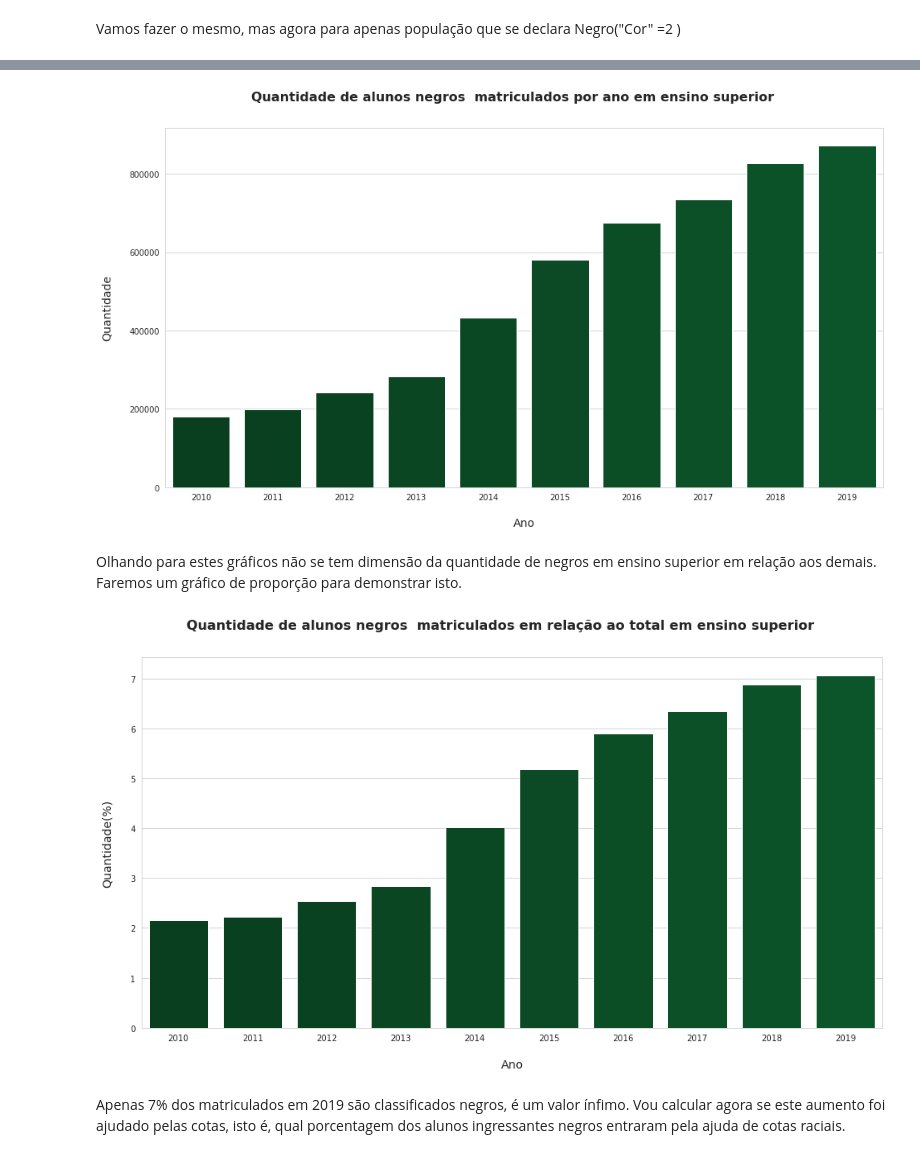
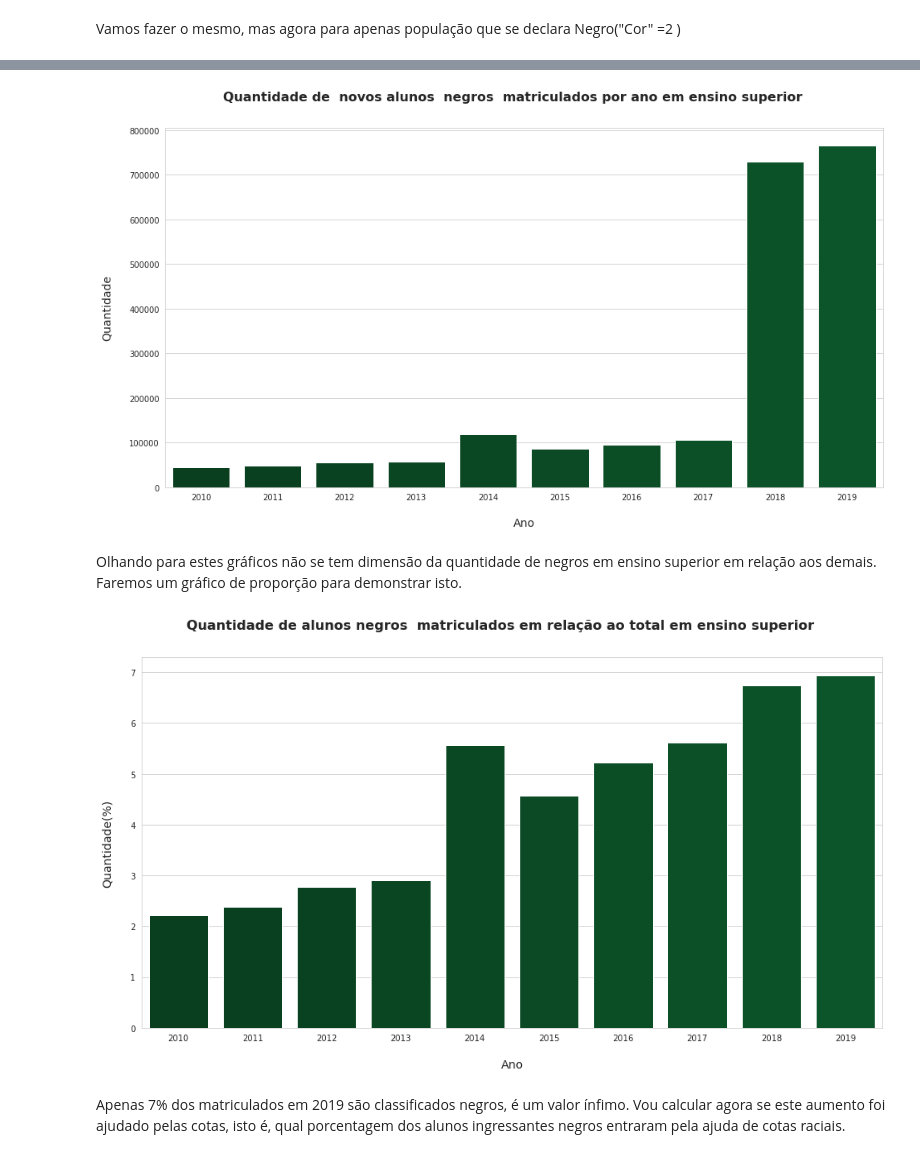
Before and after one commit to arthurtorres/Projetos, a Jupyter notebook: INEP/analise/Análise.ipynb, the cells around one changed output, grey strips where cells are left out. Drawn from its saved outputs; the diff is of its cells as text; code cells hidden in the pictures.

```diff
--- a/INEP/analise/Análise.ipynb
+++ b/INEP/analise/Análise.ipynb
@@ -25,7 +46,7 @@ Mounted at /content/drive
 # %% [markdown]
 Carregando os dados na variável data
 # %%
-data = dd.read_csv("/content/drive/MyDrive/Dados_INEP/Aluno.csv/*"
+data = dd.read_csv("/content/drive/MyDrive/dados_INEP_LIMPO/dataClean.csv"
                     ,encoding = "ISO-8859-1",dtype={'CO_ALUNO': 'object'})
 # %%
 data.columns
@@ -112,12 +131,12 @@ anos_negro
 # %%
-titulo = "Quantidade de alunos negros  matriculados por ano em ensino superior"
+titulo = "Quantidade de  novos alunos  negros  matriculados por ano em ensino superior"
 eixoXTitulo = "Ano"
 eixoYTitulo = "Quantidade"
 eixoX = anos_negro
 eixoY = serie_negro
 plot_graph(titulo,eixoX,eixoY,eixoXTitulo,eixoYTitulo)
 # %% [output]
-[figure, old version]
+[figure, new version]
 # %% [markdown]
 Olhando para estes gráficos não se tem dimensão da quantidade de negros em ensino superior em relação aos demais. Faremos um gráfico de proporção para demonstrar isto.
 # %%
@@ -130,7 +149,7 @@ eixoX = anos_negro
 eixoY = serie_proporcao
 plot_graph(titulo,eixoX,eixoY,eixoXTitulo,eixoYTitulo)
 # %% [output]
-[figure, old version]
+[figure, new version]
 # %% [markdown]
 Apenas 7% dos matriculados em 2019 são classificados negros, é um valor ínfimo. Vou calcular agora se este aumento foi ajudado pelas cotas, isto é, qual porcentagem dos alunos ingressantes negros entraram pela ajuda de cotas raciais.
 # %%
```
Also changed, not shown: parts of 13 cells of this notebook, 12 other files.
